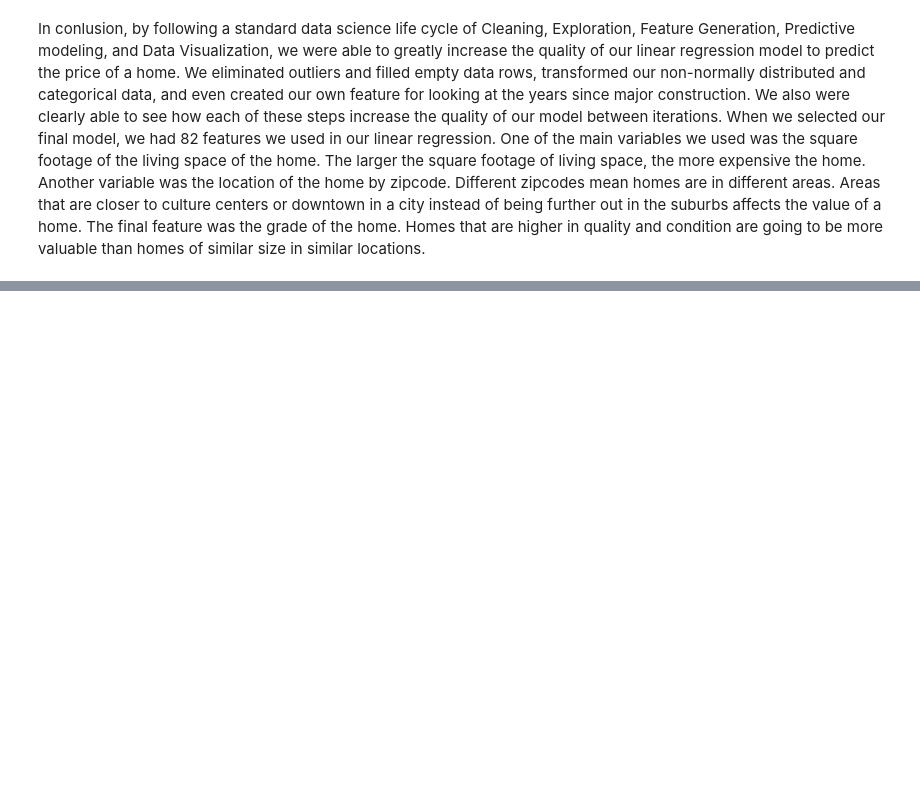
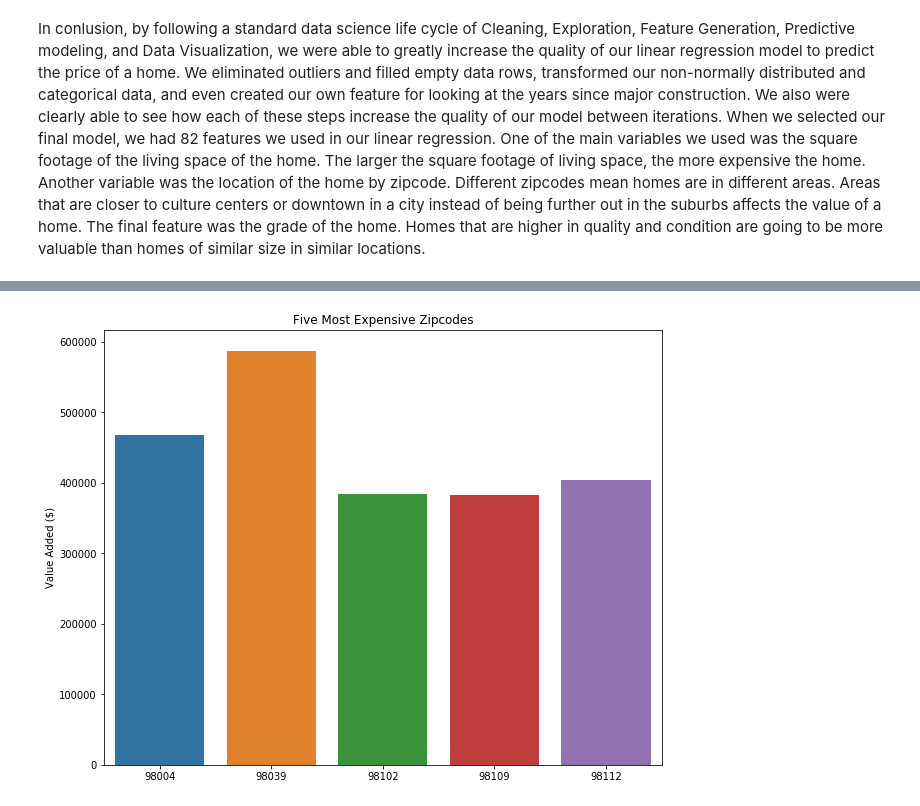
Before and after one commit to brendan-d-freeman/dsc-v2-mod1-final-project-online-ds-pt-081219, a Jupyter notebook: KC_Linear_Regression.ipynb, the cells around one changed output, grey strips where cells are left out. Cells and saved outputs as stored; diff of their text form; code cells hidden in the pictures; blank space fills up the shorter version.

```diff
--- a/KC_Linear_Regression.ipynb
+++ b/KC_Linear_Regression.ipynb
@@ -688,0 +839,6 @@ Our R-Squared Value has significantly increased from initial fit, so our final m
+# %%
+outcome = 'price'
+predictors = '+'.join(list(X.columns))
+formula = outcome + "~" + predictors
+model = ols(formula=formula, data=result_df).fit()
+model.summary()
@@ -688,0 +907,5 @@ Our R-Squared Value has significantly increased from initial fit, so our final m
+# %%
+zip_dict = {}
+for param in model.params.index:
+    if param.find('zp') != -1:
+        zip_dict[param] = model.params[param]
@@ -688,0 +932,3 @@ Our R-Squared Value has significantly increased from initial fit, so our final m
+# %%
+zip_df = pd.DataFrame.from_dict(zip_dict, orient='index', columns=['Coefficient'])
+zip_df
@@ -688,0 +953,2 @@ Our R-Squared Value has significantly increased from initial fit, so our final m
+# %%
+zip_df.sort_values('Value Added ($)', ascending=False, inplace=True)
@@ -688,0 +975,5 @@ Our R-Squared Value has significantly increased from initial fit, so our final m
+# %%
+ax = plt.subplots(figsize=(10, 8))
+plot = sns.barplot(x=zip_df.index[0:5], y=zip_df['Value Added ($)'][0:5]).set_title('Five Most Expensive Zipcodes')
+# %% [output]
+[figure, added]
```
Also changed, not shown: parts of 35 cells of this notebook, 1 other file.
